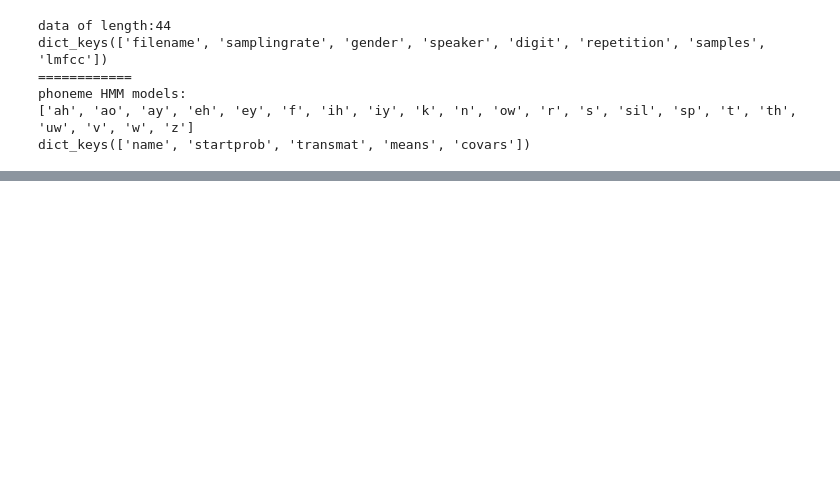
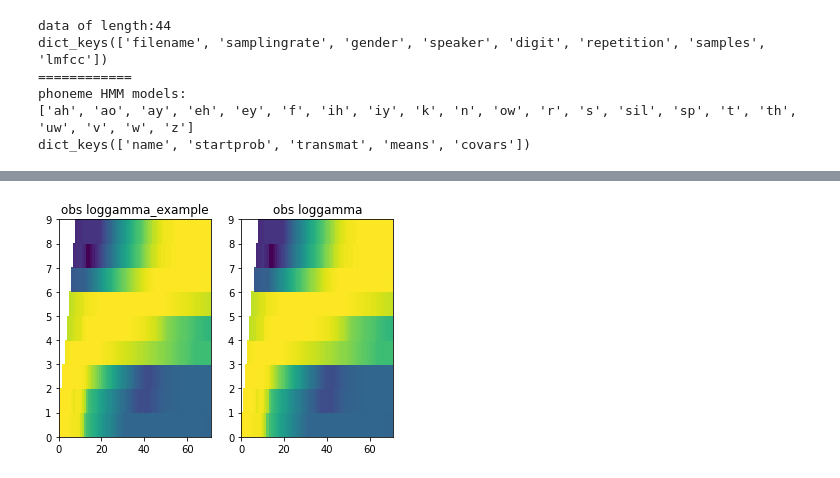
Before and after one commit to Yuhu-kth/Speech-Speaker-Recognition, a Jupyter notebook: lab2/dt2119_lab2_2020-04-13/lab2.ipynb, the cells around one changed output, grey strips where cells are left out. Cells and saved outputs as stored; diff of their text form; code cells hidden in the pictures; blank space fills up the shorter version.

```diff
--- a/lab2/dt2119_lab2_2020-04-13/lab2.ipynb
+++ b/lab2/dt2119_lab2_2020-04-13/lab2.ipynb
@@ -78,0 +120,10 @@ Pi:
+# %%
+loggamma=statePosteriors(logalpha, logbeta)
+fig, ax = plt.subplots(ncols=2)
+ax[0].pcolormesh(loggamma_ex.T)
+ax[0].set_title('obs loggamma_example')
+ax[1].set_title('obs loggamma')
+ax[1].pcolormesh(loggamma.T)
+plt.show()
+# %% [output]
+[figure, added]
```
Also changed, not shown: parts of 7 cells of this notebook, 1 other file.
